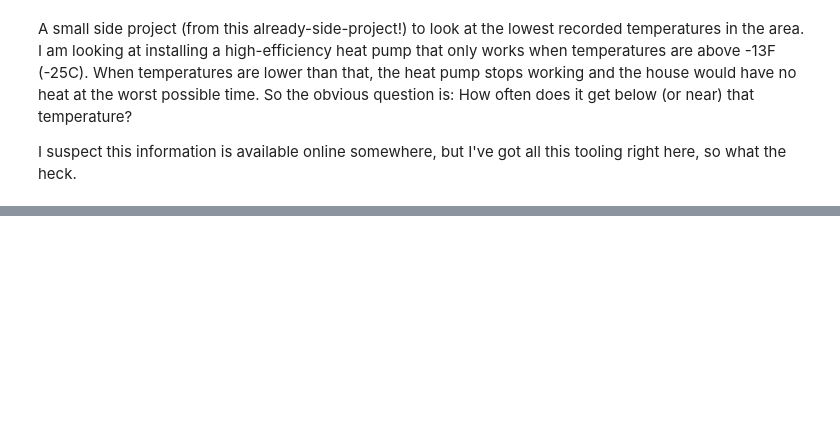
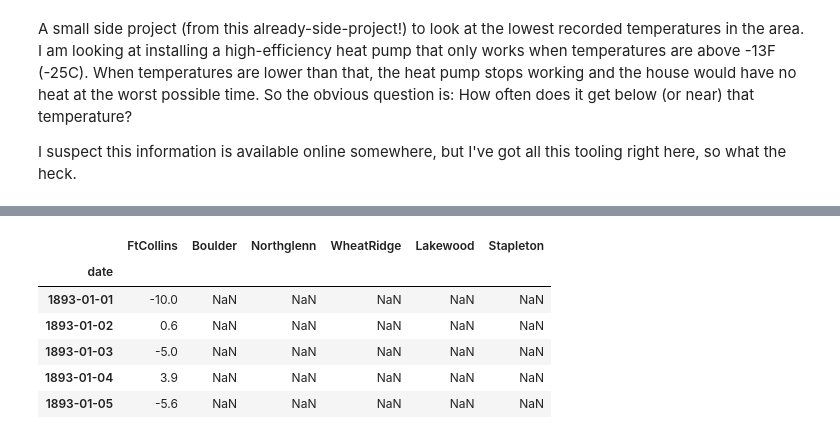
Before and after one commit to breischl/e-predict, a Jupyter notebook: low_temp_history.ipynb, the cells around one changed output, grey strips where cells are left out. Drawn from its saved outputs; the diff is of its cells as text; code cells hidden in the pictures; blank space fills up the shorter version.

```diff
--- a/low_temp_history.ipynb
+++ b/low_temp_history.ipynb
@@ -52,16 +62,26 @@ temp_df.head()
 # %%
 for c in temp_df.columns:
     if c.endswith("_tmax"):
         temp_df.drop(c, axis="columns", inplace=True)
 
 renames = {
     "USC00053005_tmin": "FtCollins",
     "USC00050848_tmin": "Boulder",
     "USC00055984_tmin": "Northglenn",
-    "USC00058995_tmin": "WheatRidge"
+    "USC00058995_tmin": "WheatRidge",
+    "USC00054762_tmin": "Lakewood",
+    "USW00023062_tmin": "Stapleton"
 }
 temp_df.rename(columns=renames, inplace=True)
 temp_df.head()
+# %% [output]
+|  | FtCollins | Boulder | Northglenn | WheatRidge | Lakewood | Stapleton |
+| date |  |  |  |  |  |  |
+| 1893-01-01 | -10.0 | NaN | NaN | NaN | NaN | NaN |
+| 1893-01-02 | 0.6 | NaN | NaN | NaN | NaN | NaN |
+| 1893-01-03 | -5.0 | NaN | NaN | NaN | NaN | NaN |
+| 1893-01-04 | 3.9 | NaN | NaN | NaN | NaN | NaN |
+| 1893-01-05 | -5.6 | NaN | NaN | NaN | NaN | NaN |
 # %%
 stacked = temp_df.stack()
 # stacked.columns.set_names(names="min_temp", inplace=True)
```
Also changed, not shown: parts of 15 cells of this notebook, 5 other files.
